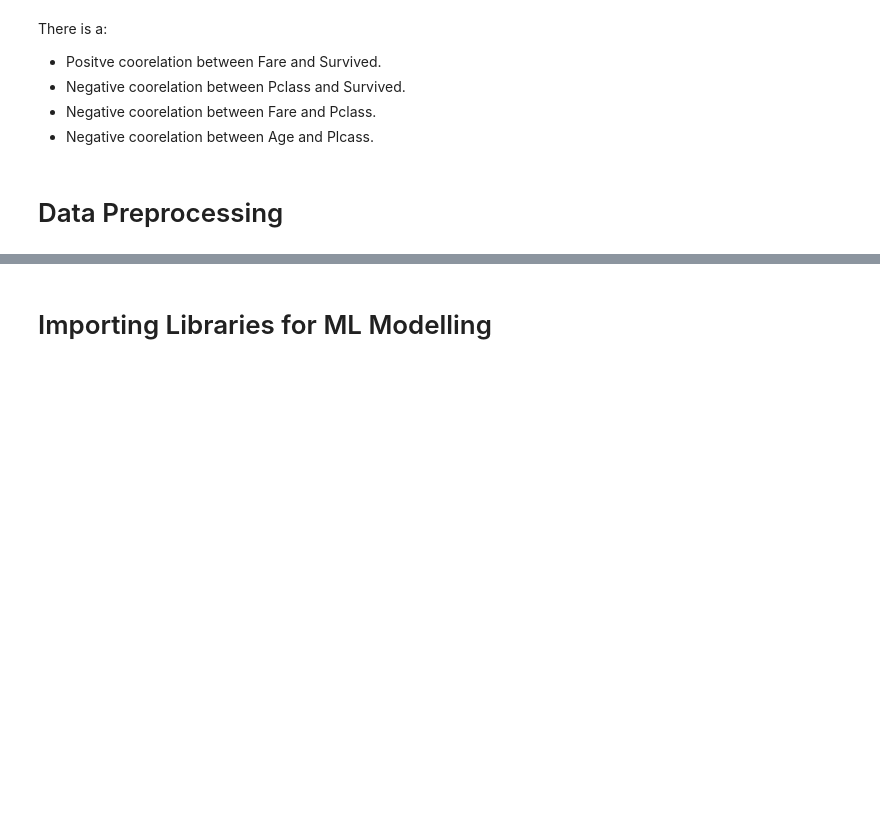
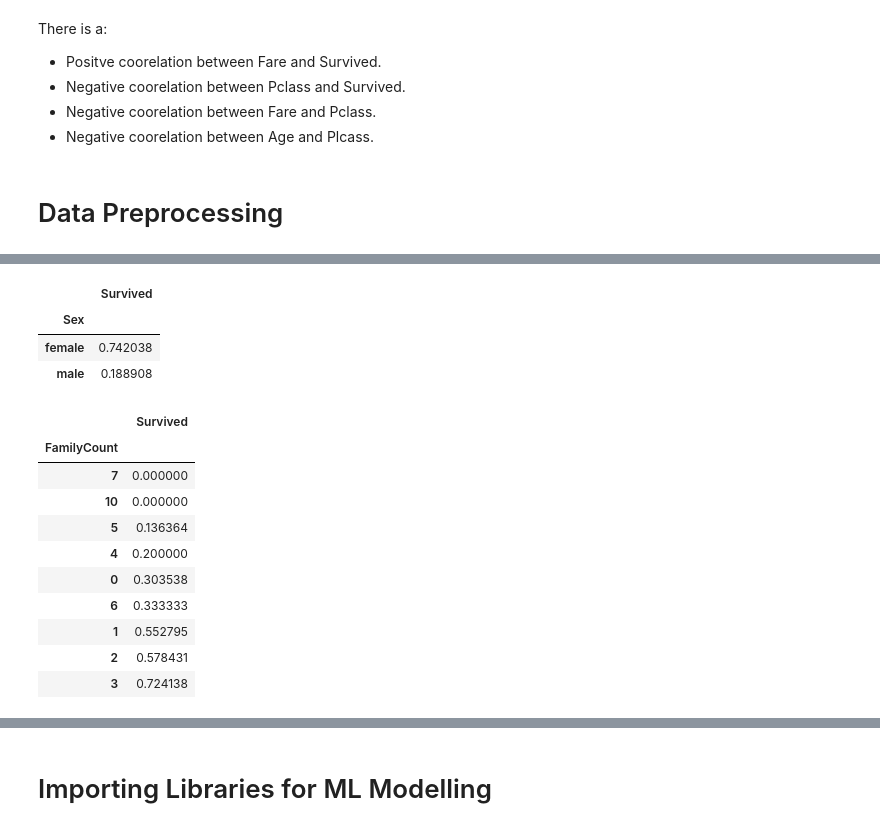
Before and after one commit to mlsacbvp/titanic-survival-prediction, a Jupyter notebook: Titanic_analysis.ipynb, the cells around one changed output, grey strips where cells are left out. Cells and saved outputs as stored; diff of their text form; code cells hidden in the pictures; blank space fills up the shorter version.

```diff
--- a/Titanic_analysis.ipynb
+++ b/Titanic_analysis.ipynb
@@ -207,0 +216,21 @@ Numerical Features: ['Survived', 'Pclass', 'Age', 'SibSp', 'Parch', 'Fare', 'Fam
+# %%
+data[['Sex','Survived']].groupby(['Sex']).mean()
+# %% [output]
+|  | Survived |
+| Sex |  |
+| female | 0.742038 |
+| male | 0.188908 |
+# %%
+data[['FamilyCount','Survived']].groupby(['FamilyCount']).mean().sort_values(by='Survived')
+# %% [output]
+|  | Survived |
+| FamilyCount |  |
+| 7 | 0.000000 |
+| 10 | 0.000000 |
+| 5 | 0.136364 |
+| 4 | 0.200000 |
+| 0 | 0.303538 |
+| 6 | 0.333333 |
+| 1 | 0.552795 |
+| 2 | 0.578431 |
+| 3 | 0.724138 |
```
Also changed, not shown: parts of 10 cells of this notebook.
